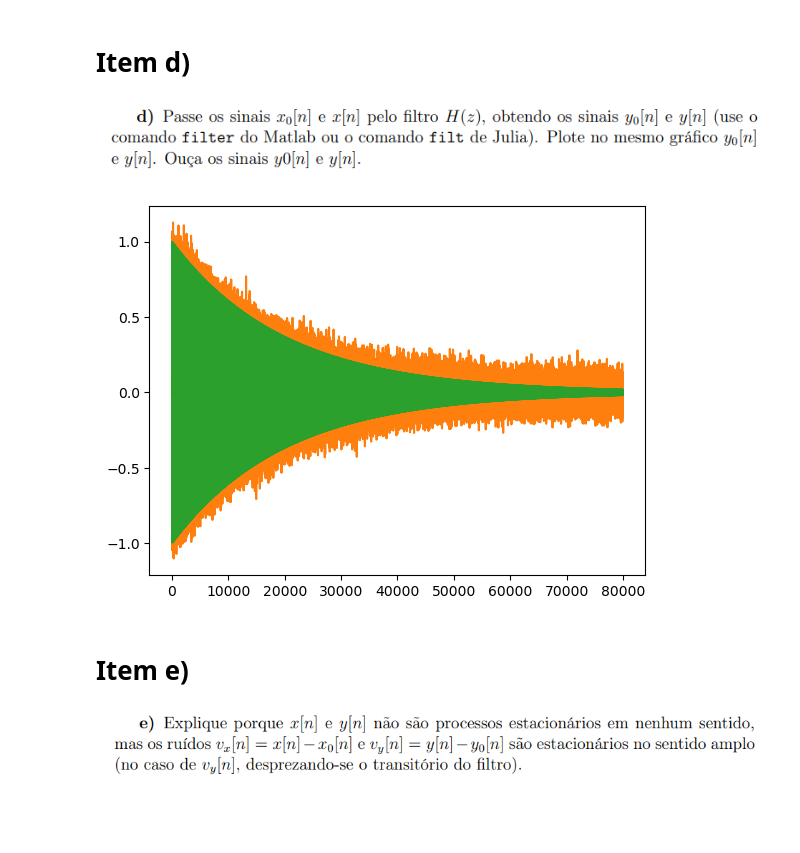
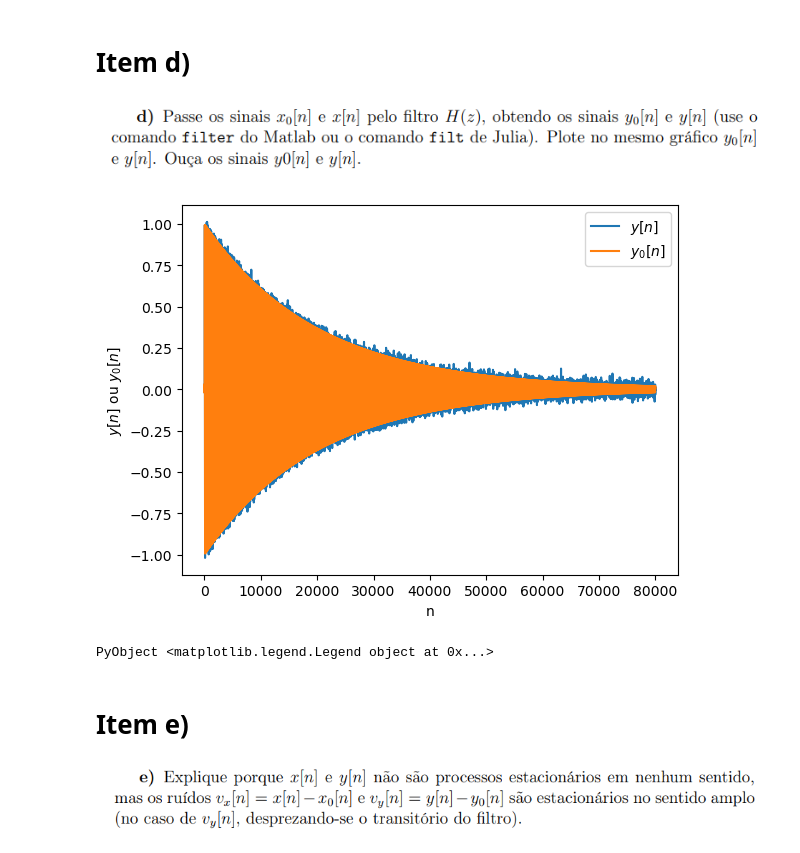
Before and after one commit to brunompasini/PSI3431-Processamento-Estatistico-de-Sinais, a Jupyter notebook: Experiencia_1_Julia.ipynb, the cells around one changed output. Cells and saved outputs as stored; diff of their text form; code cells hidden in the pictures; blank space fills up the shorter version.

```diff
--- a/Experiencia_1_Julia.ipynb
+++ b/Experiencia_1_Julia.ipynb
@@ -103,9 +123,13 @@ grid();
 ![image.png](attachment:image.png)
 # %%
 y = filt(h, x)
-plot(n, y)
-plot(n, x)
-plot(n, x0)
-wavplay(y, fa)
+y0 = filt(h, x0)
+plot(n, y, label=L"y[n]")
+plot(n, y0, label=L"y_0[n]")
+ylabel(L"$y[n]$ ou $y_0[n]$")
+xlabel("n")
+legend()
+#wavplay(y, fa)
 # %% [output]
-[figure, old version]
+[figure, new version]
+PyObject <matplotlib.legend.Legend object at 0x...>
```
Also changed, not shown: parts of 9 cells of this notebook.
